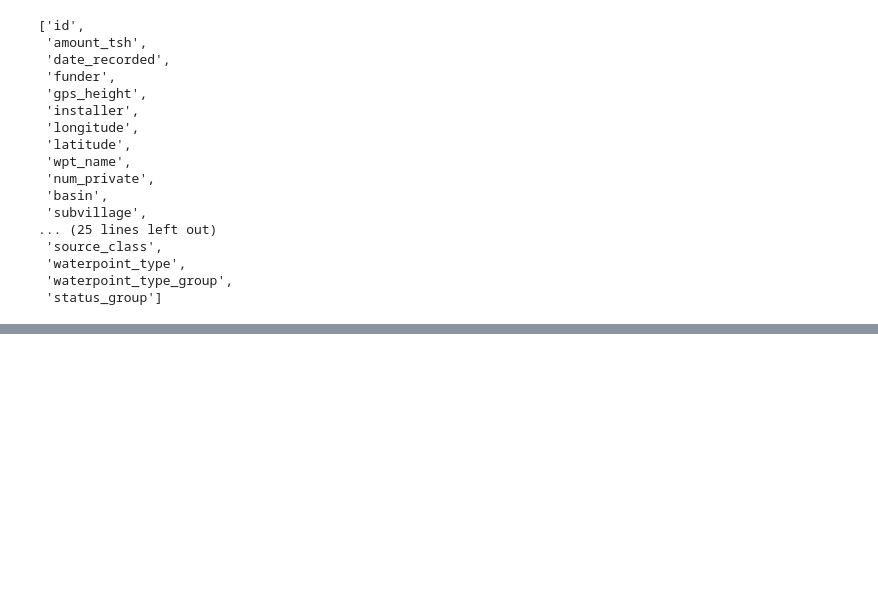
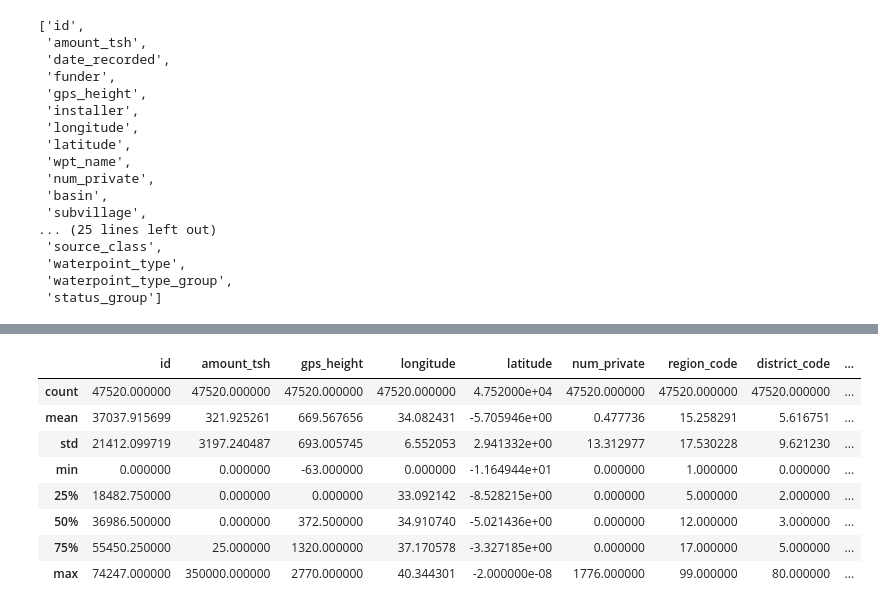
Before and after one commit to zacksnyder-lsds/DS-Unit-2-Kaggle-Challenge, a Jupyter notebook: module1-decision-trees/LS_DS_221_assignment.ipynb, the cells around one changed output, grey strips where cells are left out. Drawn from its saved outputs; the diff is of its cells as text; code cells hidden in the pictures; blank space fills up the shorter version.

```diff
--- a/module1-decision-trees/LS_DS_221_assignment.ipynb
+++ b/module1-decision-trees/LS_DS_221_assignment.ipynb
@@ -249,3 +249,16 @@ files.download('WP_attempt_one.csv')
 # %% [output]
 [interactive output not drawn]
 [interactive output not drawn]
+# %%
+#determining features to engineer
+train.describe()
+# %% [output]
+|  | id | amount_tsh | gps_height | longitude | latitude | num_private | region_code | district_code | ... |
+| count | 47520.000000 | 47520.000000 | 47520.000000 | 47520.000000 | 4.752000e+04 | 47520.000000 | 47520.000000 | 47520.000000 | ... |
+| mean | 37037.915699 | 321.925261 | 669.567656 | 34.082431 | -5.705946e+00 | 0.477736 | 15.258291 | 5.616751 | ... |
+| std | 21412.099719 | 3197.240487 | 693.005745 | 6.552053 | 2.941332e+00 | 13.312977 | 17.530228 | 9.621230 | ... |
+| min | 0.000000 | 0.000000 | -63.000000 | 0.000000 | -1.164944e+01 | 0.000000 | 1.000000 | 0.000000 | ... |
+| 25% | 18482.750000 | 0.000000 | 0.000000 | 33.092142 | -8.528215e+00 | 0.000000 | 5.000000 | 2.000000 | ... |
+| 50% | 36986.500000 | 0.000000 | 372.500000 | 34.910740 | -5.021436e+00 | 0.000000 | 12.000000 | 3.000000 | ... |
+| 75% | 55450.250000 | 25.000000 | 1320.000000 | 37.170578 | -3.327185e+00 | 0.000000 | 17.000000 | 5.000000 | ... |
+| max | 74247.000000 | 350000.000000 | 2770.000000 | 40.344301 | -2.000000e-08 | 1776.000000 | 99.000000 | 80.000000 | ... |
```
Also changed, not shown: parts of 5 cells of this notebook.
